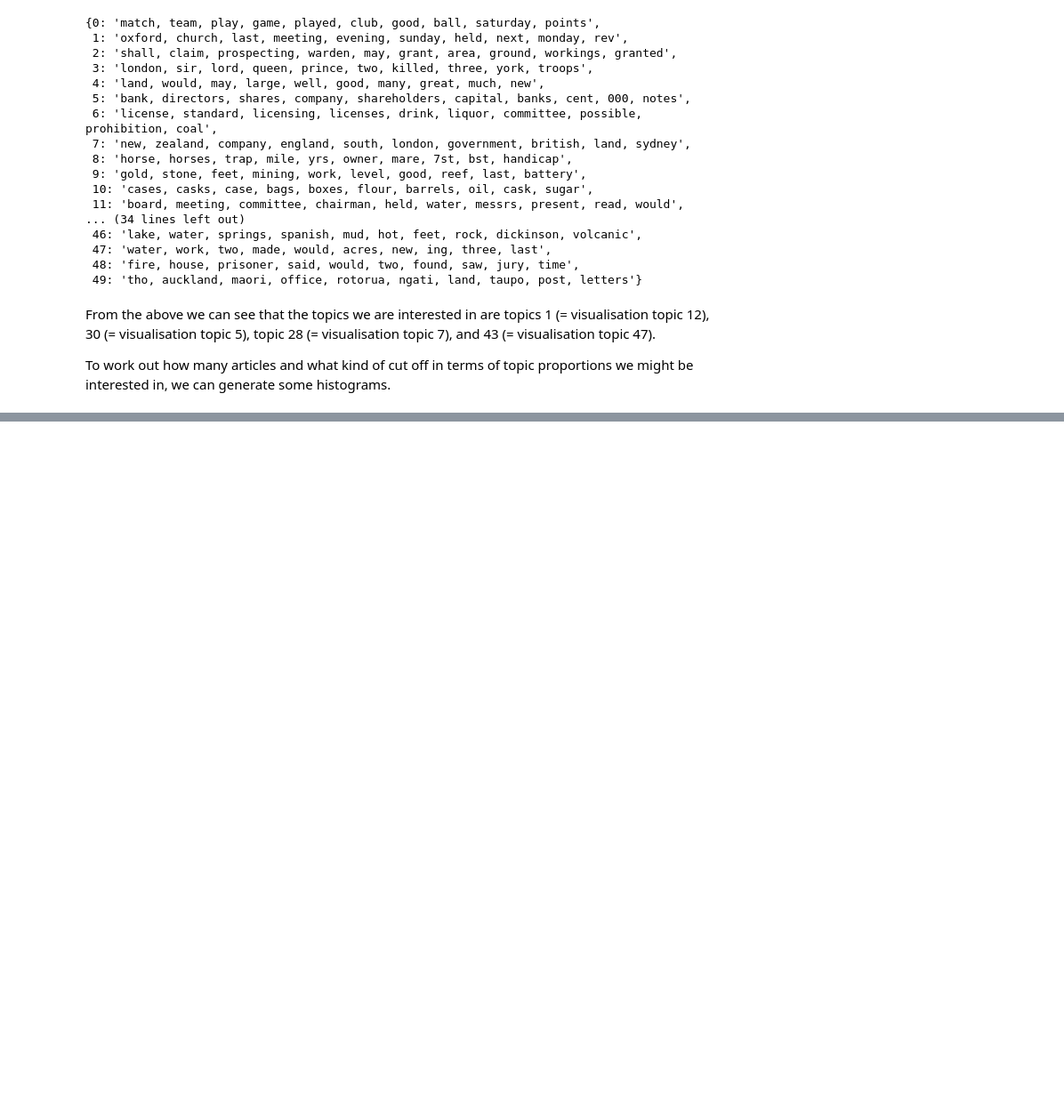
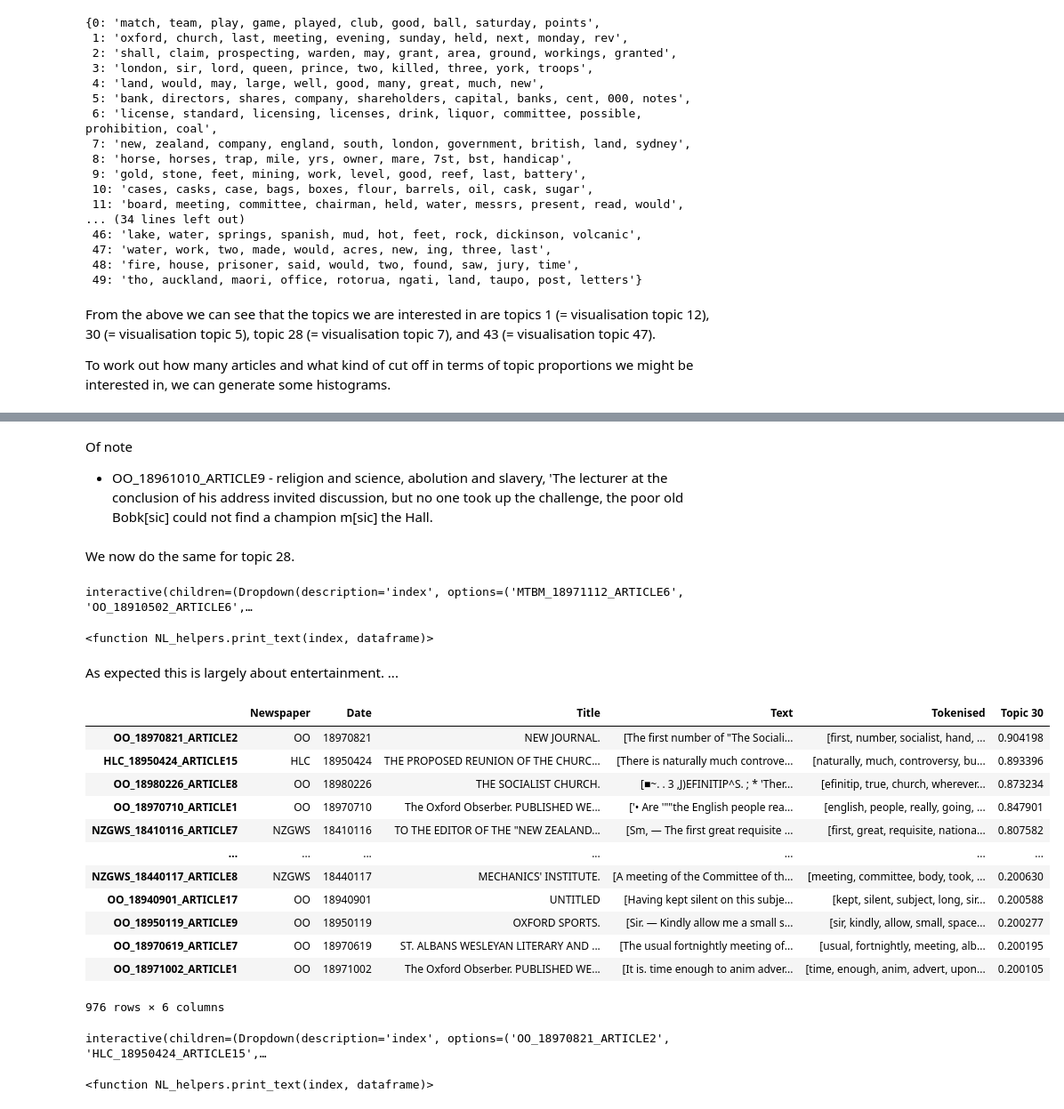
Before and after one commit to JoshuaDavidBlack/NPOD_Philosophy, a Jupyter notebook: starter_topicmodels.ipynb, the cells around one changed output, grey strips where cells are left out. Shown at 89% size. Drawn from its saved outputs; the diff is of its cells as text; code cells hidden in the pictures; blank space fills up the shorter version.

Commit message:
Interactives added for examing text; work finished for 12-12 afternoon.

```diff
--- a/starter_topicmodels.ipynb
+++ b/starter_topicmodels.ipynb
@@ -338,0 +421,5 @@ array([[<matplotlib.axes._subplots.AxesSubplot object at 0x...>,
+# %% [markdown]
+Of note
+ - OO_18961010_ARTICLE9 - religion and science, abolution and slavery, 'The lecturer at the conclusion of his address invited discussion, but no one took up the challenge, the poor old Bobk[sic] could not find a champion m[sic] the Hall.
+# %% [markdown]
+We now do the same for topic 28.
@@ -338,0 +428,29 @@ array([[<matplotlib.axes._subplots.AxesSubplot object at 0x...>,
+# %%
+interact(NL_helpers.print_text, index=topic_28_df.index, dataframe=fixed(topic_28_df))
+# %% [output]
+interactive(children=(Dropdown(description='index', options=('MTBM_18971112_ARTICLE6', 'OO_18910502_ARTICLE6',…
+<function NL_helpers.print_text(index, dataframe)>
+# %% [markdown]
+As expected this is largely about entertainment. ...
+# %%
+topic_30_df = NL_topicmodels.topic_df(starter_corpus_enriched, 'Topic 30', 0.2)
+topic_30_df
+# %% [output]
+|  | Newspaper | Date | Title | Text | Tokenised | Topic 30 |
+| OO_18970821_ARTICLE2 | OO | 18970821 | NEW JOURNAL. | [The first number of "The Sociali... | [first, number, socialist, hand, ... | 0.904198 |
+| HLC_18950424_ARTICLE15 | HLC | 18950424 | THE PROPOSED REUNION OF THE CHURC... | [There is naturally much controve... | [naturally, much, controversy, bu... | 0.893396 |
+| OO_18980226_ARTICLE8 | OO | 18980226 | THE SOCIALIST CHURCH. | [■~. . 3 ,J)EFINITIP^S. ; * 'Ther... | [efinitip, true, church, wherever... | 0.873234 |
+| OO_18970710_ARTICLE1 | OO | 18970710 | The Oxford Obserber. PUBLISHED WE... | ['• Are '""the English people rea... | [english, people, really, going, ... | 0.847901 |
+| NZGWS_18410116_ARTICLE7 | NZGWS | 18410116 | TO THE EDITOR OF THE "NEW ZEALAND... | [Sm, — The first great requisite ... | [first, great, requisite, nationa... | 0.807582 |
+| ... | ... | ... | ... | ... | ... | ... |
+| NZGWS_18440117_ARTICLE8 | NZGWS | 18440117 | MECHANICS' INSTITUTE. | [A meeting of the Committee of th... | [meeting, committee, body, took, ... | 0.200630 |
+| OO_18940901_ARTICLE17 | OO | 18940901 | UNTITLED | [Having kept silent on this subje... | [kept, silent, subject, long, sir... | 0.200588 |
+| OO_18950119_ARTICLE9 | OO | 18950119 | OXFORD SPORTS. | [Sir. — Kindly allow me a small s... | [sir, kindly, allow, small, space... | 0.200277 |
+| OO_18970619_ARTICLE7 | OO | 18970619 | ST. ALBANS WESLEYAN LITERARY AND ... | [The usual fortnightly meeting of... | [usual, fortnightly, meeting, alb... | 0.200195 |
+| OO_18971002_ARTICLE1 | OO | 18971002 | The Oxford Obserber. PUBLISHED WE... | [It is. time enough to anim adver... | [time, enough, anim, advert, upon... | 0.200105 |
+976 rows × 6 columns
+# %%
+interact(NL_helpers.print_text, index=topic_30_df.index, dataframe=fixed(topic_30_df))
+# %% [output]
+interactive(children=(Dropdown(description='index', options=('OO_18970821_ARTICLE2', 'HLC_18950424_ARTICLE15',…
+<function NL_helpers.print_text(index, dataframe)>
```
Also changed, not shown: parts of 52 cells of this notebook, 13 other files.
